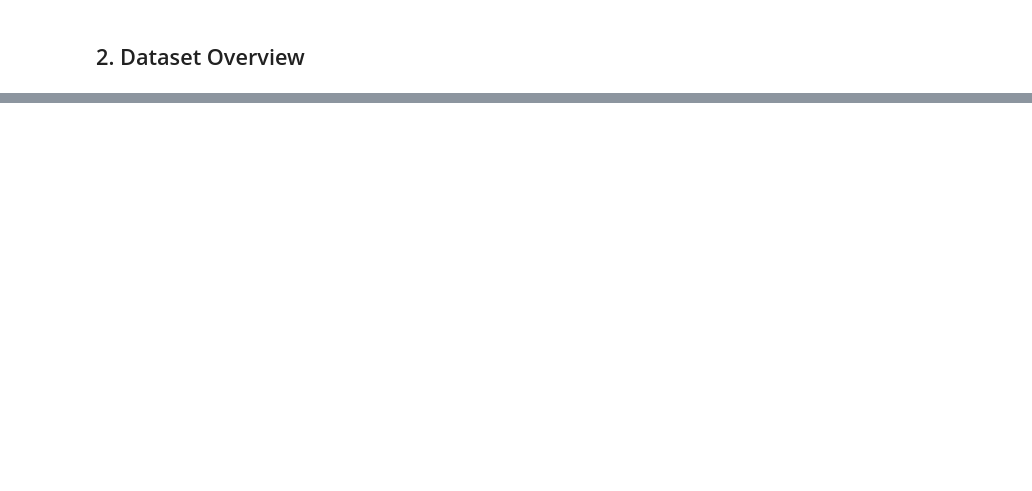
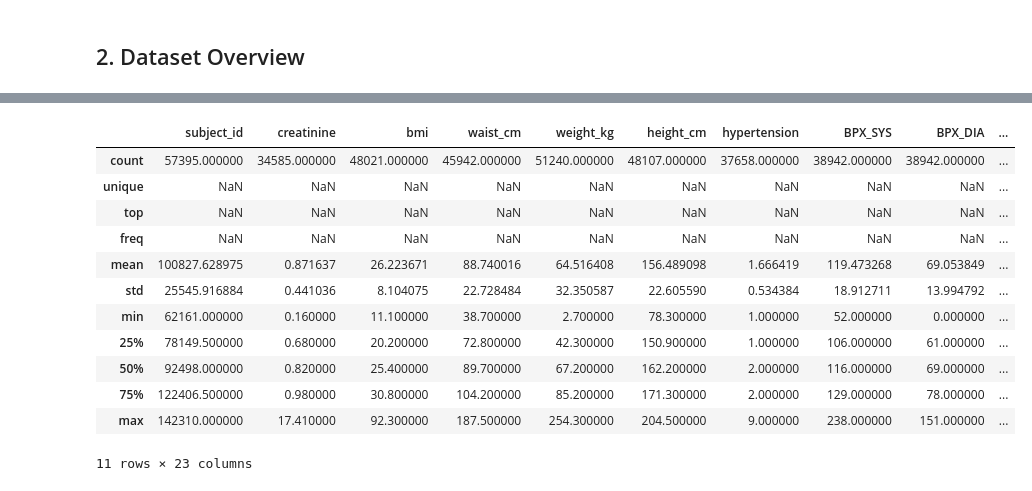
Before and after one commit to vitwea/t2diabetes-predictor, a Jupyter notebook: notebooks/01_eda.ipynb, the cells around one changed output, grey strips where cells are left out. Drawn from its saved outputs; the diff is of its cells as text; code cells hidden in the pictures; blank space fills up the shorter version.

```diff
--- a/notebooks/01_eda.ipynb
+++ b/notebooks/01_eda.ipynb
@@ -613,0 +318,18 @@ EDA Complete!
+# %%
+print('\n' + '='*80)
+print('DEMOGRAPHIC ANALYSIS')
+print('='*80)
+
+if 'gender' in df.columns:
+    print('\nGender Distribution by Target Class:')
+    gender_target = pd.crosstab(df['gender'], df['diabetes_risk'], margins=True)
+    print(gender_target)
+
+if 'age_years' in df.columns:
+    print('\nAge Group Analysis:')
+    df['age_group'] = pd.cut(df['age_years'],
+                              bins=[0, 18, 35, 50, 65, 100],
+                              labels=['< 18', '18-34', '35-49', '50-64', '65+'])
+    age_target = pd.crosstab(df['age_group'], df['diabetes_risk'], normalize='index') * 100
+    print('\nPercentage by Age Group:')
+    print(age_target.round(2))
@@ -613,0 +398,16 @@ EDA Complete!
+# %%
+df.describe(include='all')
+# %% [output]
+|  | subject_id | creatinine | bmi | waist_cm | weight_kg | height_cm | hypertension | BPX_SYS | BPX_DIA | ... |
+| count | 57395.000000 | 34585.000000 | 48021.000000 | 45942.000000 | 51240.000000 | 48107.000000 | 37658.000000 | 38942.000000 | 38942.000000 | ... |
+| unique | NaN | NaN | NaN | NaN | NaN | NaN | NaN | NaN | NaN | ... |
+| top | NaN | NaN | NaN | NaN | NaN | NaN | NaN | NaN | NaN | ... |
+| freq | NaN | NaN | NaN | NaN | NaN | NaN | NaN | NaN | NaN | ... |
+| mean | 100827.628975 | 0.871637 | 26.223671 | 88.740016 | 64.516408 | 156.489098 | 1.666419 | 119.473268 | 69.053849 | ... |
+| std | 25545.916884 | 0.441036 | 8.104075 | 22.728484 | 32.350587 | 22.605590 | 0.534384 | 18.912711 | 13.994792 | ... |
+| min | 62161.000000 | 0.160000 | 11.100000 | 38.700000 | 2.700000 | 78.300000 | 1.000000 | 52.000000 | 0.000000 | ... |
+| 25% | 78149.500000 | 0.680000 | 20.200000 | 72.800000 | 42.300000 | 150.900000 | 1.000000 | 106.000000 | 61.000000 | ... |
+| 50% | 92498.000000 | 0.820000 | 25.400000 | 89.700000 | 67.200000 | 162.200000 | 2.000000 | 116.000000 | 69.000000 | ... |
+| 75% | 122406.500000 | 0.980000 | 30.800000 | 104.200000 | 85.200000 | 171.300000 | 2.000000 | 129.000000 | 78.000000 | ... |
+| max | 142310.000000 | 17.410000 | 92.300000 | 187.500000 | 254.300000 | 204.500000 | 9.000000 | 238.000000 | 151.000000 | ... |
+11 rows × 23 columns
```
Also changed, not shown: parts of 39 cells of this notebook, 1 other file.
